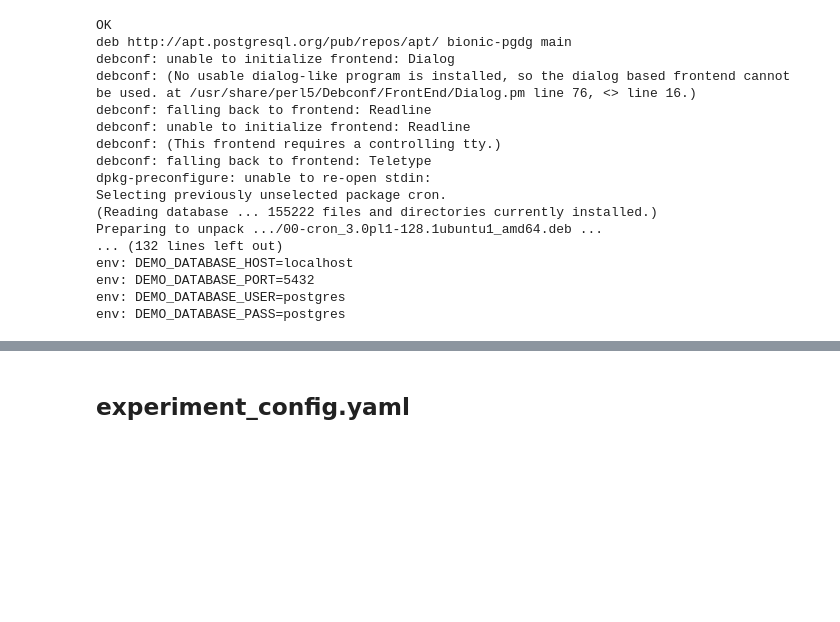
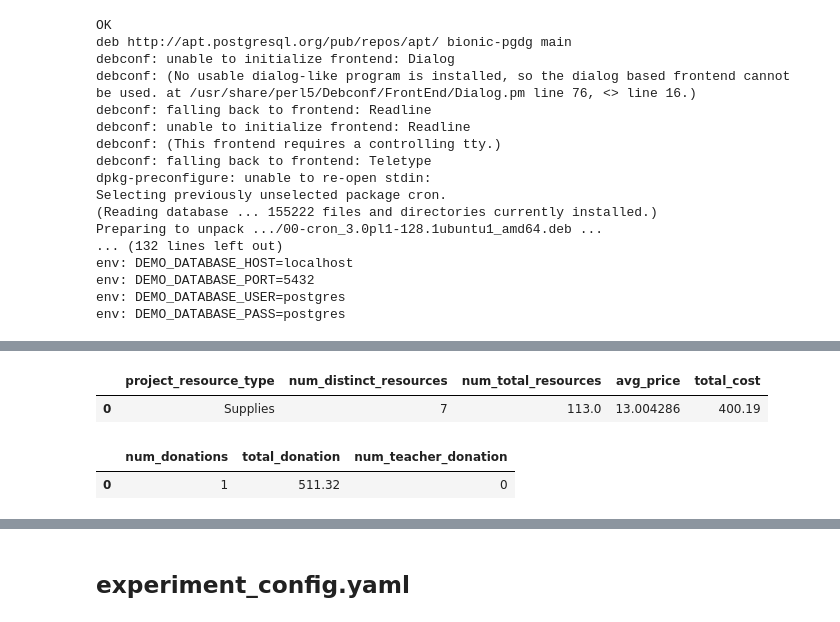
Before and after one commit to dssg/triage, a Jupyter notebook: example/colab/colab_triage.ipynb, the cells around one changed output, grey strips where cells are left out. Saved outputs shown, nothing was run; the diff lists cells and outputs as text; code cells hidden in the pictures; blank space fills up the shorter version.

```diff
--- a/example/colab/colab_triage.ipynb
+++ b/example/colab/colab_triage.ipynb
@@ -79,0 +133,27 @@ Successfully installed Dickens-1.0.1 Flask-0.12.2 Flask-Bootstrap-3.3.7.1 Mako-1
+# %%
+pd.read_sql("""
+  SELECT project_resource_type,
+        COUNT(*) AS num_distinct_resources,
+        SUM(item_quantity) AS num_total_resources,
+        AVG(item_unit_price) AS avg_price,
+        SUM(item_unit_price * item_quantity) AS total_cost
+  FROM data.resources
+  WHERE projectid_str='30c034618e67d00c641f9b5b7775c0f4'
+  GROUP BY 1;
+  """, db_engine)
+# %% [output]
+|  | project_resource_type | num_distinct_resources | num_total_resources | avg_price | total_cost |
+| 0 | Supplies | 7 | 113.0 | 13.004286 | 400.19 |
+# %%
+pd.read_sql("""
+  SELECT
+    COUNT(*) AS num_donations,
+    SUM(donation_to_project) AS total_donation,
+    SUM(CASE WHEN is_teacher_acct THEN 1 ELSE 0 END) AS num_teacher_donation
+  FROM data.donations
+  WHERE projectid_str='30c034618e67d00c641f9b5b7775c0f4'
+  ;
+  """, db_engine)
+# %% [output]
+|  | num_donations | total_donation | num_teacher_donation |
+| 0 | 1 | 511.32 | 0 |
```
Also changed, not shown: parts of 24 cells of this notebook.
